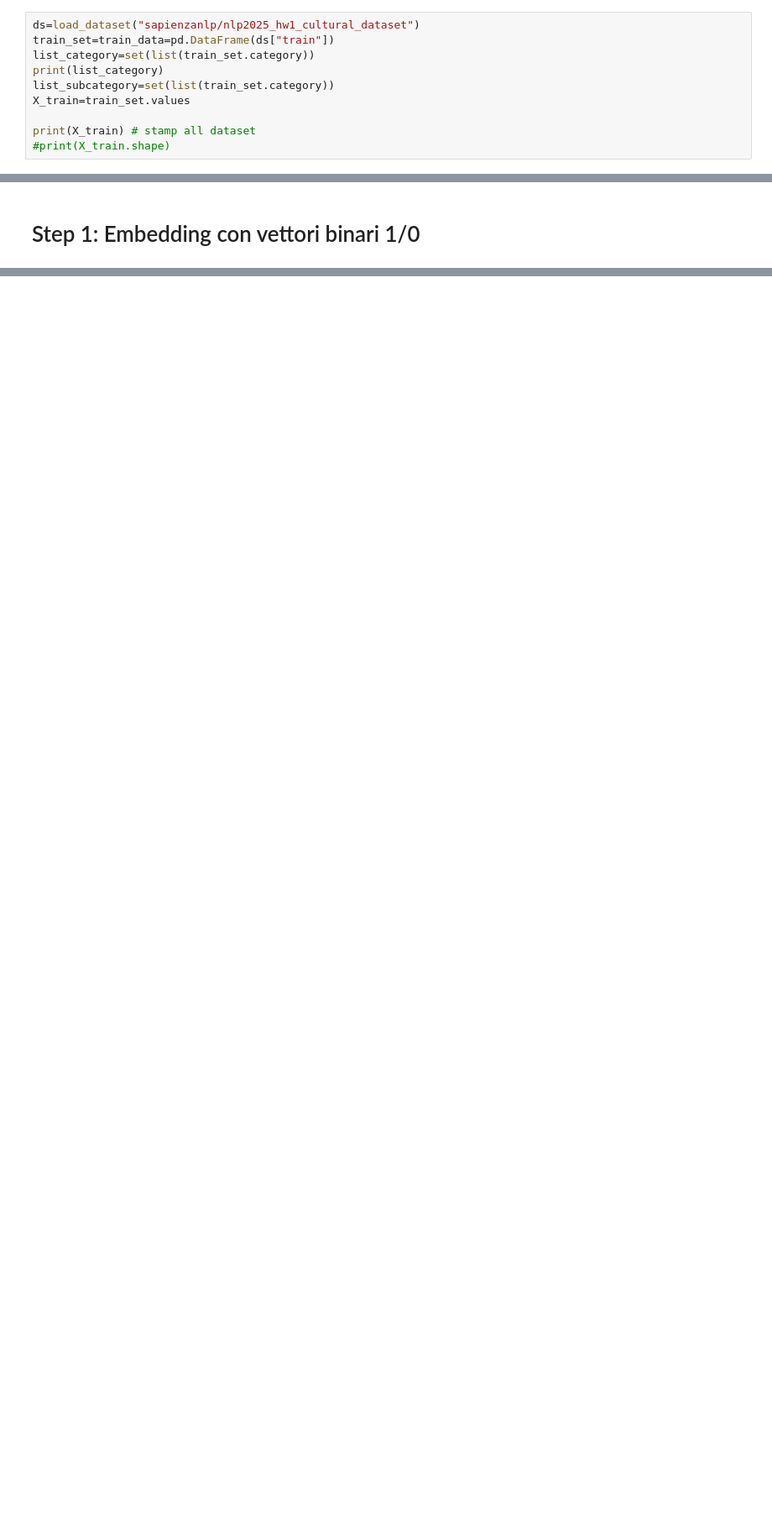
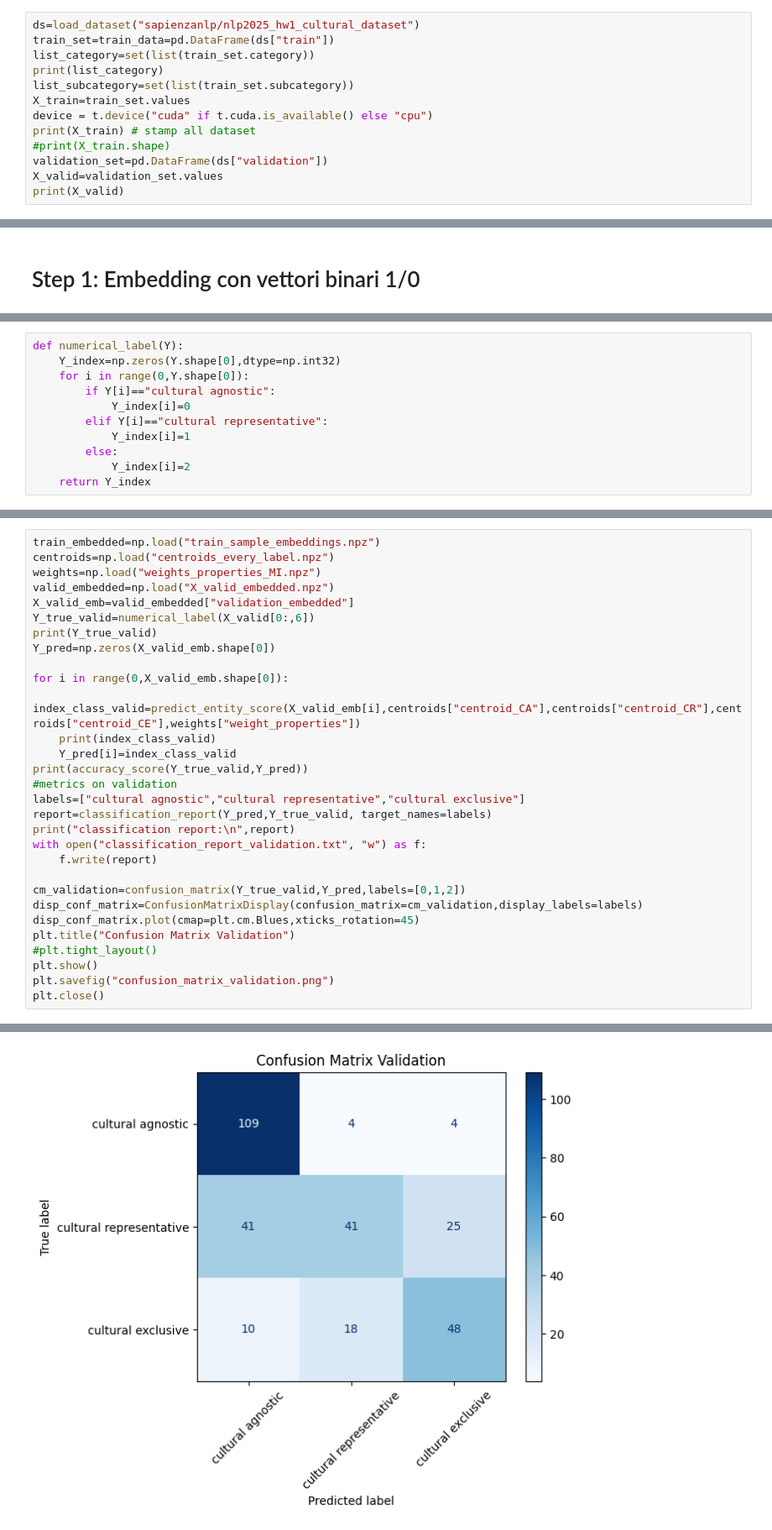
Before and after one commit to LucaColamarino/MNLP_HW1, a Jupyter notebook: Classication_testtowikidata.ipynb, the cells around one changed output, grey strips where cells are left out. Shown at 84% size. Cells and saved outputs as stored; diff of their text form; blank space fills up the shorter version.

```diff
--- a/Classication_testtowikidata.ipynb
+++ b/Classication_testtowikidata.ipynb
@@ -60,9 +63,12 @@ ds=load_dataset("sapienzanlp/nlp2025_hw1_cultural_dataset")
 train_set=train_data=pd.DataFrame(ds["train"])
 list_category=set(list(train_set.category))
 print(list_category)
-list_subcategory=set(list(train_set.category))
+list_subcategory=set(list(train_set.subcategory))
 X_train=train_set.values
-
+device = t.device("cuda" if t.cuda.is_available() else "cpu")
 print(X_train) # stamp all dataset
 #print(X_train.shape)
+validation_set=pd.DataFrame(ds["validation"])
+X_valid=validation_set.values
+print(X_valid)
 # %% [output]
@@ -373,0 +387,11 @@ KeyboardInterrupt:
+# %%
+def numerical_label(Y):
+    Y_index=np.zeros(Y.shape[0],dtype=np.int32)
+    for i in range(0,Y.shape[0]):
+        if Y[i]=="cultural agnostic":
+            Y_index[i]=0
+        elif Y[i]=="cultural representative":
+            Y_index[i]=1
+        else:
+            Y_index[i]=2
+    return Y_index
@@ -373,0 +464,31 @@ KeyboardInterrupt:
+# %%
+train_embedded=np.load("train_sample_embeddings.npz")
+centroids=np.load("centroids_every_label.npz")
+weights=np.load("weights_properties_MI.npz")
+valid_embedded=np.load("X_valid_embedded.npz")
+X_valid_emb=valid_embedded["validation_embedded"]
+Y_true_valid=numerical_label(X_valid[0:,6])
+print(Y_true_valid)
+Y_pred=np.zeros(X_valid_emb.shape[0])
+
+for i in range(0,X_valid_emb.shape[0]):
+    index_class_valid=predict_entity_score(X_valid_emb[i],centroids["centroid_CA"],centroids["centroid_CR"],centroids["centroid_CE"],weights["weight_properties"])
+    print(index_class_valid)
+    Y_pred[i]=index_class_valid
+print(accuracy_score(Y_true_valid,Y_pred))
+#metrics on validation
+labels=["cultural agnostic","cultural representative","cultural exclusive"]
+report=classification_report(Y_pred,Y_true_valid, target_names=labels)
+print("classification report:\n",report)
+with open("classification_report_validation.txt", "w") as f:
+    f.write(report)
+
+cm_validation=confusion_matrix(Y_true_valid,Y_pred,labels=[0,1,2])
+disp_conf_matrix=ConfusionMatrixDisplay(confusion_matrix=cm_validation,display_labels=labels)
+disp_conf_matrix.plot(cmap=plt.cm.Blues,xticks_rotation=45)
+plt.title("Confusion Matrix Validation")
+#plt.tight_layout()
+plt.show()
+plt.savefig("confusion_matrix_validation.png")
+plt.close()
+# %% [output]
@@ -373,0 +512 @@ KeyboardInterrupt:
+[figure, added]
```
Also changed, not shown: parts of 10 cells of this notebook, 6 other files.
